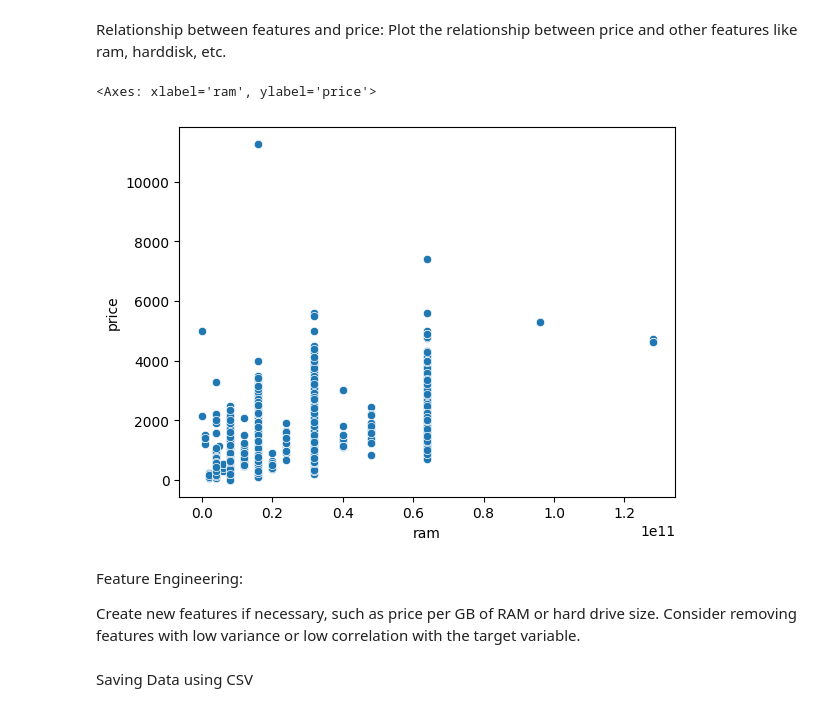
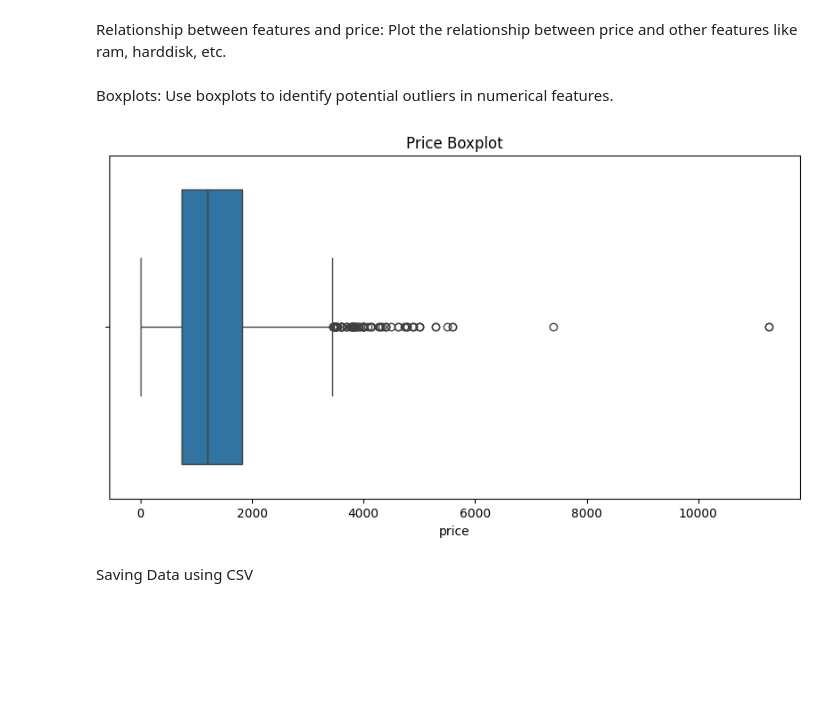
Before and after one commit to Fai/VISAI-AI-Bootcamp-2024, a Jupyter notebook: Capstone Project/EDA.ipynb, the cells around one changed output. Drawn from its saved outputs; the diff is of its cells as text; code cells hidden in the pictures; blank space fills up the shorter version.

```diff
--- a/Capstone Project/EDA.ipynb
+++ b/Capstone Project/EDA.ipynb
@@ -111,15 +525,15 @@ sns.histplot(df['price'], bins=50)
 # %% [markdown]
 Relationship between features and price: Plot the relationship between price and other features like ram, harddisk, etc.
-# %%
-sns.scatterplot(x='ram', y='price', data=df)
-# %% [output]
-<Axes: xlabel='ram', ylabel='price'>
-[figure, removed]
-# %% [markdown]
-Feature Engineering:
-
-Create new features if necessary, such as price per GB of RAM or hard drive size.
-Consider removing features with low variance or low correlation with the target variable.
+# %% [markdown]
+Boxplots: Use boxplots to identify potential outliers in numerical features.
+# %%
+# Boxplot
+plt.figure(figsize=(10, 5))
+sns.boxplot(x=data['price'])
+plt.title('Price Boxplot')
+plt.show()
+# %% [output]
+[figure, added]
 # %% [markdown]
 Saving Data using CSV
 # %%
```
Also changed, not shown: parts of 49 cells of this notebook, 5 other files.
